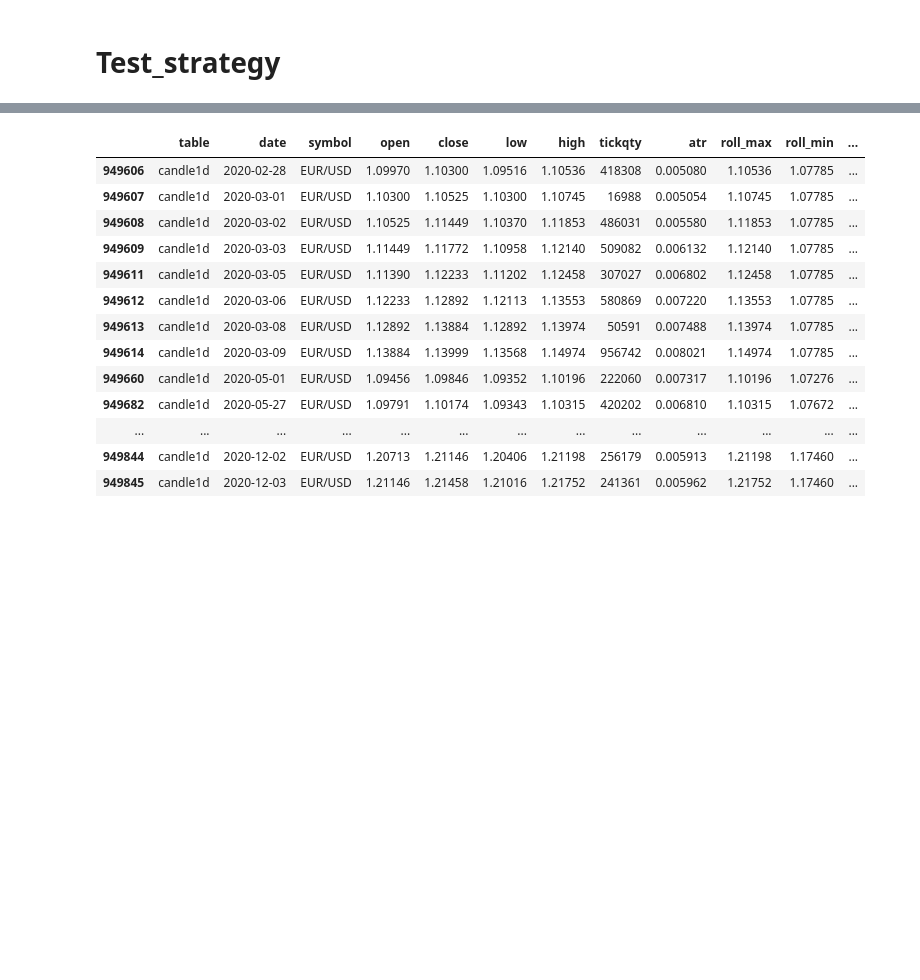
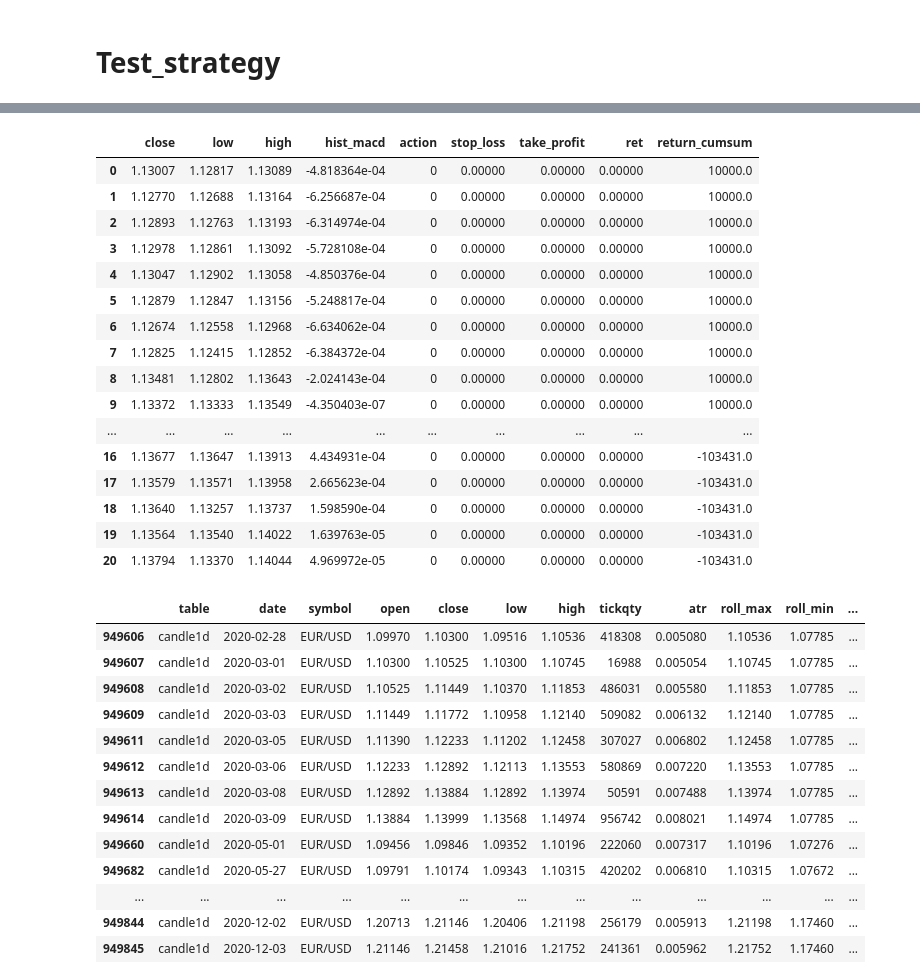
Before and after one commit to lhericourt/trading, a Jupyter notebook: notebooks/test_strategy.ipynb, the cells around one changed output, grey strips where cells are left out. Cells and saved outputs as stored; diff of their text form; code cells hidden in the pictures; blank space fills up the shorter version.

```diff
--- a/notebooks/test_strategy.ipynb
+++ b/notebooks/test_strategy.ipynb
@@ -75,3 +46,6 @@ Name: close, Length: 6238, dtype: float64
+# %%
+strat.granularity = AnnualGranularity.MIN_30.value
+strat.compute_performance()
 # %%
 strat.indicators
 # %% [output]
@@ -81,0 +67,20 @@ strat.indicators
+# %%
+strat.data.loc[:20, ['close', 'low', 'high', 'hist_macd', 'action', 'stop_loss', 'take_profit', 'ret', 'return_cumsum']]
+# %% [output]
+|  | close | low | high | hist_macd | action | stop_loss | take_profit | ret | return_cumsum |
+| 0 | 1.13007 | 1.12817 | 1.13089 | -4.818364e-04 | 0 | 0.00000 | 0.00000 | 0.00000 | 10000.0 |
+| 1 | 1.12770 | 1.12688 | 1.13164 | -6.256687e-04 | 0 | 0.00000 | 0.00000 | 0.00000 | 10000.0 |
+| 2 | 1.12893 | 1.12763 | 1.13193 | -6.314974e-04 | 0 | 0.00000 | 0.00000 | 0.00000 | 10000.0 |
+| 3 | 1.12978 | 1.12861 | 1.13092 | -5.728108e-04 | 0 | 0.00000 | 0.00000 | 0.00000 | 10000.0 |
+| 4 | 1.13047 | 1.12902 | 1.13058 | -4.850376e-04 | 0 | 0.00000 | 0.00000 | 0.00000 | 10000.0 |
+| 5 | 1.12879 | 1.12847 | 1.13156 | -5.248817e-04 | 0 | 0.00000 | 0.00000 | 0.00000 | 10000.0 |
+| 6 | 1.12674 | 1.12558 | 1.12968 | -6.634062e-04 | 0 | 0.00000 | 0.00000 | 0.00000 | 10000.0 |
+| 7 | 1.12825 | 1.12415 | 1.12852 | -6.384372e-04 | 0 | 0.00000 | 0.00000 | 0.00000 | 10000.0 |
+| 8 | 1.13481 | 1.12802 | 1.13643 | -2.024143e-04 | 0 | 0.00000 | 0.00000 | 0.00000 | 10000.0 |
+| 9 | 1.13372 | 1.13333 | 1.13549 | -4.350403e-07 | 0 | 0.00000 | 0.00000 | 0.00000 | 10000.0 |
+| ... | ... | ... | ... | ... | ... | ... | ... | ... | ... |
+| 16 | 1.13677 | 1.13647 | 1.13913 | 4.434931e-04 | 0 | 0.00000 | 0.00000 | 0.00000 | -103431.0 |
+| 17 | 1.13579 | 1.13571 | 1.13958 | 2.665623e-04 | 0 | 0.00000 | 0.00000 | 0.00000 | -103431.0 |
+| 18 | 1.13640 | 1.13257 | 1.13737 | 1.598590e-04 | 0 | 0.00000 | 0.00000 | 0.00000 | -103431.0 |
+| 19 | 1.13564 | 1.13540 | 1.14022 | 1.639763e-05 | 0 | 0.00000 | 0.00000 | 0.00000 | -103431.0 |
+| 20 | 1.13794 | 1.13370 | 1.14044 | 4.969972e-05 | 0 | 0.00000 | 0.00000 | 0.00000 | -103431.0 |
```
Also changed, not shown: parts of 15 cells of this notebook, 15 other files.
